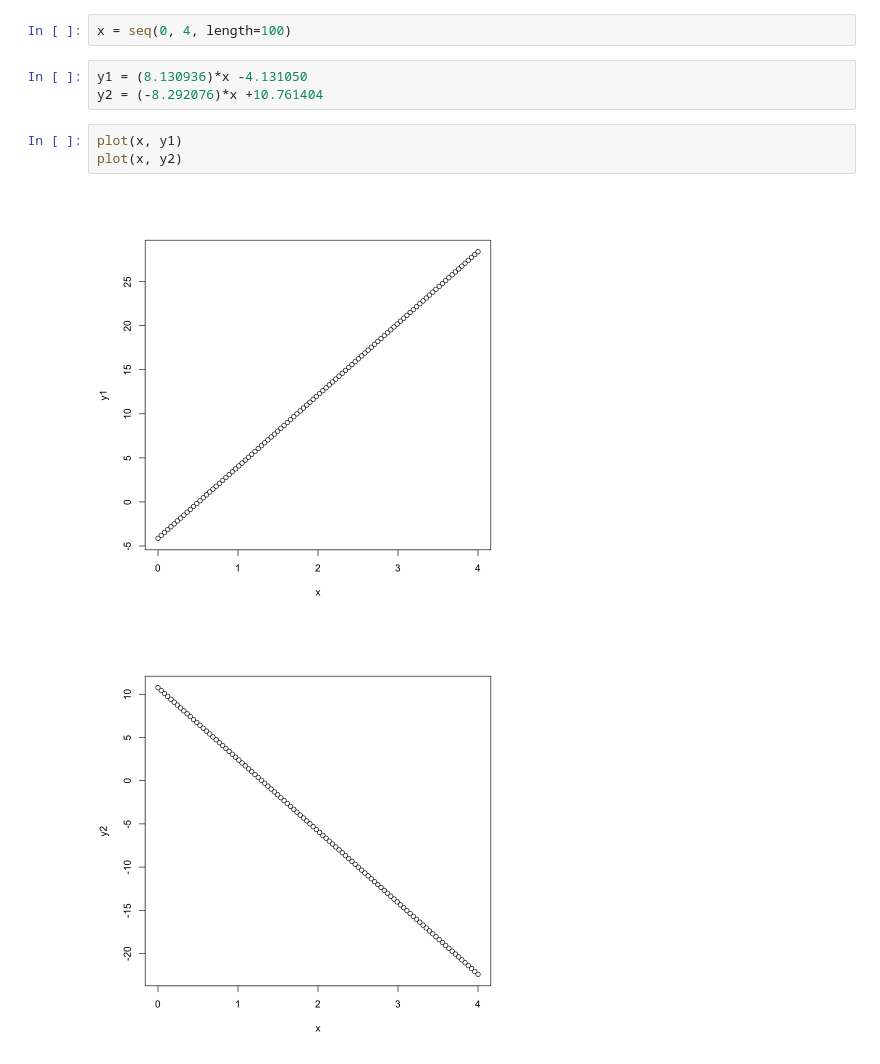
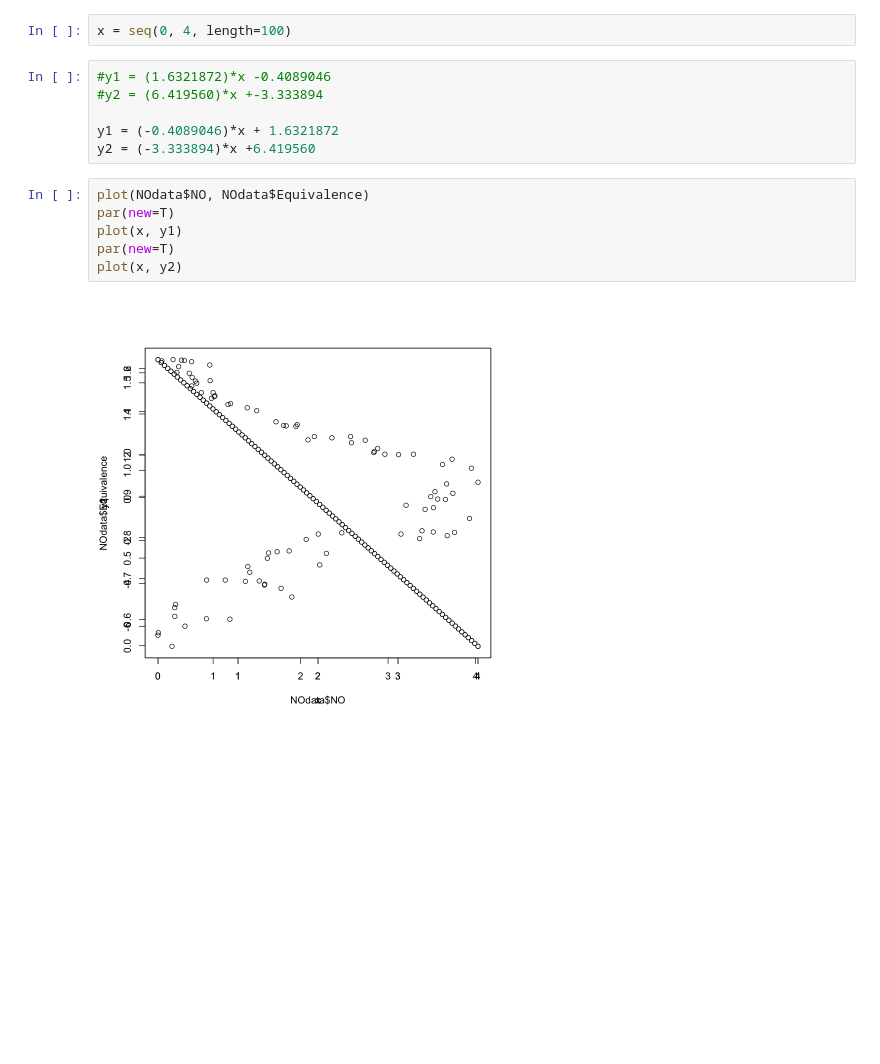
Before and after one commit to nori0724/COVID-19, a Jupyter notebook: notebook/practice/NOdataに対する混合線形回帰モデルの当てはめ.ipynb, the cells around one changed output. Saved outputs shown, nothing was run; the diff lists cells and outputs as text; blank space fills up the shorter version.

```diff
--- a/notebook/practice/NOdataに対する混合線形回帰モデルの当てはめ.ipynb
+++ b/notebook/practice/NOdataに対する混合線形回帰モデルの当てはめ.ipynb
@@ -35,11 +47,16 @@ A matrix: 2 × 2 of type dbl
 # %%
 x = seq(0, 4, length=100)
-# %%
-y1 = (8.130936)*x -4.131050
-y2 = (-8.292076)*x +10.761404
+# %%
+#y1 = (1.6321872)*x -0.4089046
+#y2 = (6.419560)*x +-3.333894
+
+y1 = (-0.4089046)*x + 1.6321872
+y2 = (-3.333894)*x +6.419560
 # %%
+plot(NOdata$NO, NOdata$Equivalence)
+par(new=T)
 plot(x, y1)
+par(new=T)
 plot(x, y2)
 # %% [output]
-[figure, old version]
+[figure, new version]
-[figure, removed]
```
Also changed, not shown: parts of 11 cells of this notebook.
